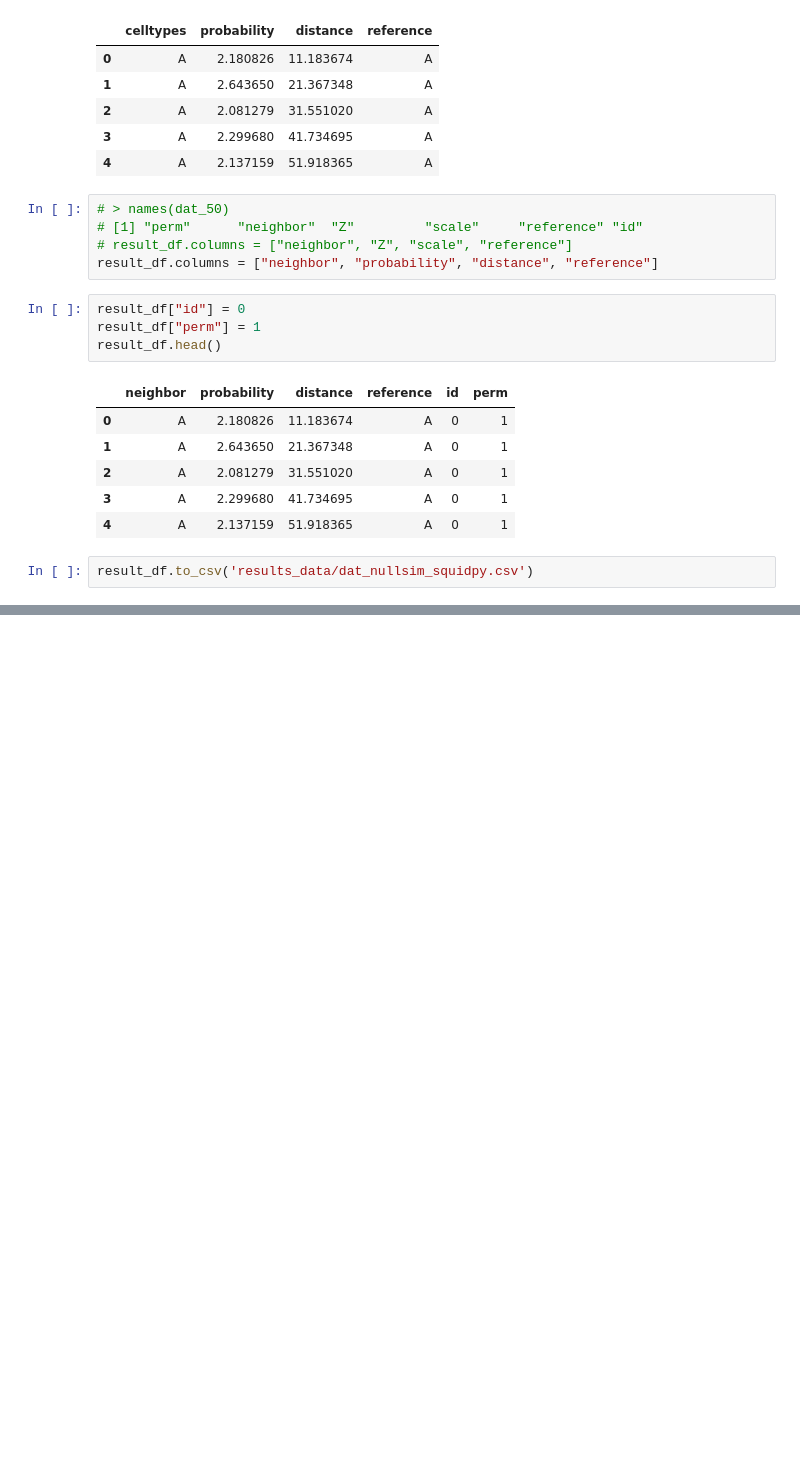
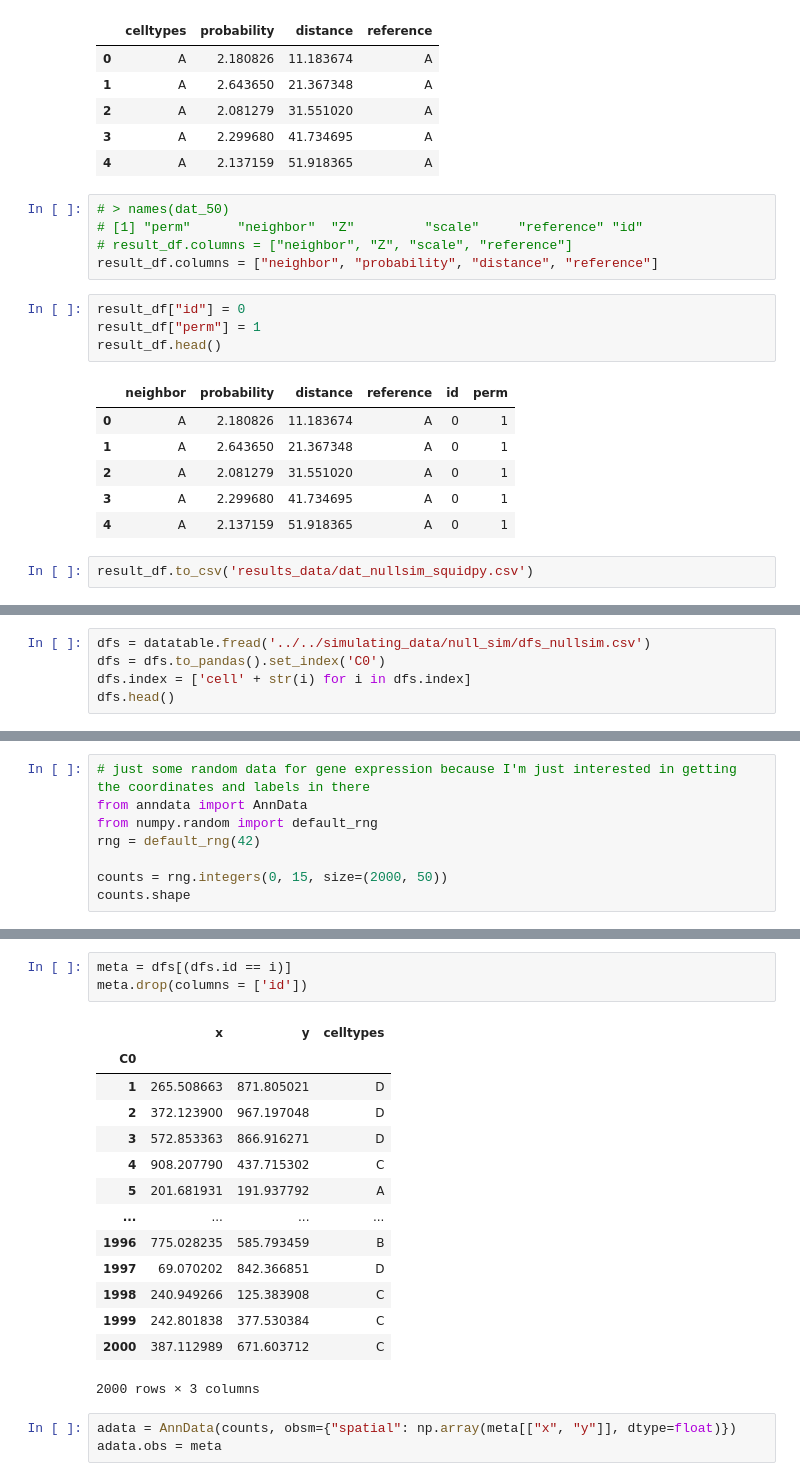
Before and after one commit to rafaeldossantospeixoto/crawdad_revision_analysis, a Jupyter notebook: running_code/squidpy/nullsim.ipynb, the cells around one changed output, grey strips where cells are left out. Drawn from its saved outputs; the diff is of its cells as text; blank space fills up the shorter version.

Commit message:
run squidpy on all 10 null sim datasets

```diff
--- a/running_code/squidpy/nullsim.ipynb
+++ b/running_code/squidpy/nullsim.ipynb
@@ -208,0 +225,5 @@ result_df.to_csv('results_data/dat_nullsim_squidpy.csv')
+# %%
+dfs = datatable.fread('../../simulating_data/null_sim/dfs_nullsim.csv')
+dfs = dfs.to_pandas().set_index('C0')
+dfs.index = ['cell' + str(i) for i in dfs.index]
+dfs.head()
@@ -208,0 +237,8 @@ result_df.to_csv('results_data/dat_nullsim_squidpy.csv')
+# %%
+# just some random data for gene expression because I'm just interested in getting the coordinates and labels in there
+from anndata import AnnData
+from numpy.random import default_rng
+rng = default_rng(42)
+
+counts = rng.integers(0, 15, size=(2000, 50))
+counts.shape
@@ -208,0 +362,21 @@ result_df.to_csv('results_data/dat_nullsim_squidpy.csv')
+# %%
+meta = dfs[(dfs.id == i)]
+meta.drop(columns = ['id'])
+# %% [output]
+|  | x | y | celltypes |
+| C0 |  |  |  |
+| 1 | 265.508663 | 871.805021 | D |
+| 2 | 372.123900 | 967.197048 | D |
+| 3 | 572.853363 | 866.916271 | D |
+| 4 | 908.207790 | 437.715302 | C |
+| 5 | 201.681931 | 191.937792 | A |
+| ... | ... | ... | ... |
+| 1996 | 775.028235 | 585.793459 | B |
+| 1997 | 69.070202 | 842.366851 | D |
+| 1998 | 240.949266 | 125.383908 | C |
+| 1999 | 242.801838 | 377.530384 | C |
+| 2000 | 387.112989 | 671.603712 | C |
+2000 rows × 3 columns
+# %%
+adata = AnnData(counts, obsm={"spatial": np.array(meta[["x", "y"]], dtype=float)})
+adata.obs = meta
```
Also changed, not shown: parts of 5 cells of this notebook, 1 other file.
